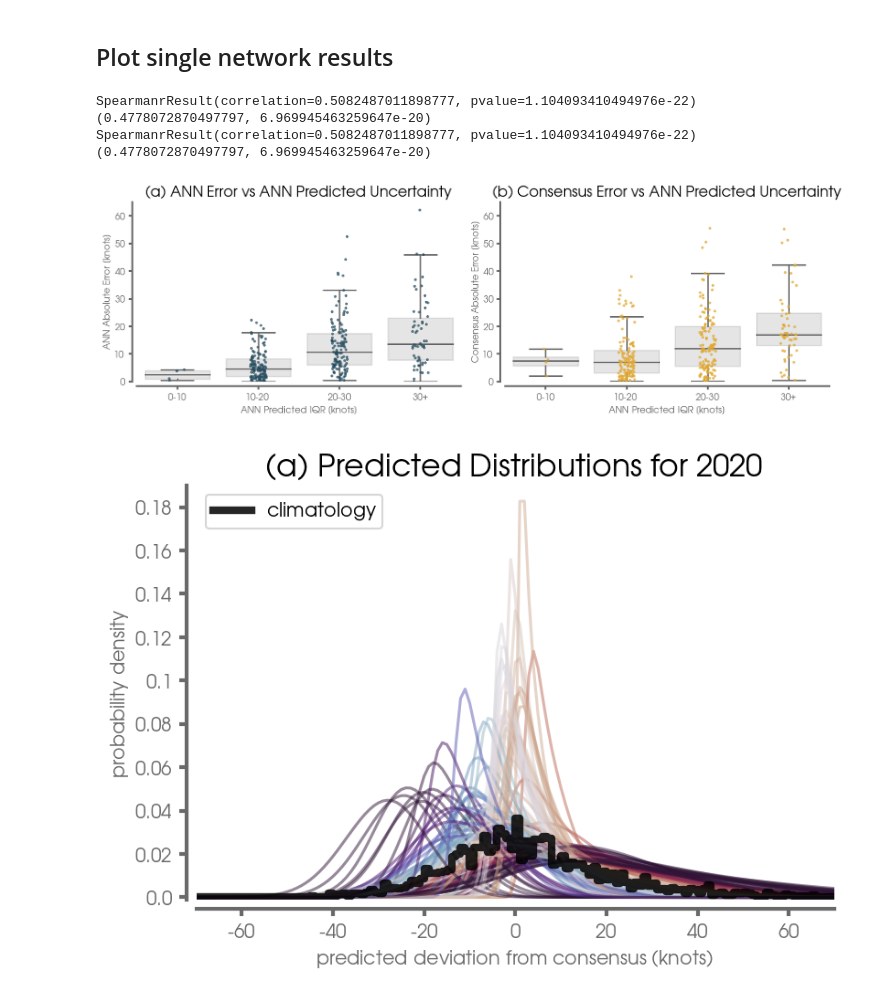
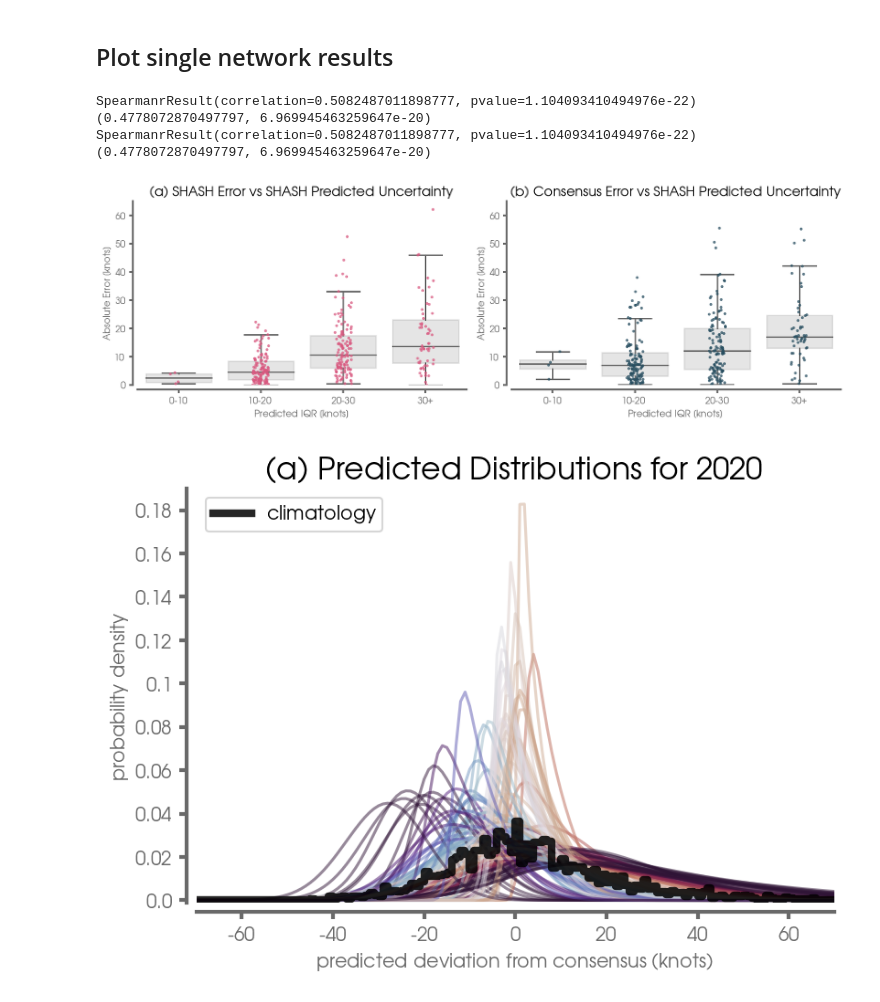
Before and after one commit to eabarnes1010/hurricane_uqcomparisons, a Jupyter notebook: _plot_singleModel.ipynb, the cells around one changed output. Cells and saved outputs as stored; diff of their text form; code cells hidden in the pictures.

```diff
--- a/_plot_singleModel.ipynb
+++ b/_plot_singleModel.ipynb
@@ -71,7 +71,7 @@ RI_THRESH_DICT = {24: 30,
 ## Plotting functions
 # %%
 FS = 16
-colors = ('#284E60','#E1A730','#D95980','#C3B1E1','#351F27','#A9C961')
+colors = ('#D95980','#284E60','#284E60','#C3B1E1','#351F27','#A9C961')
 
 ### for white background...
 plt.rc('text',usetex=True)
@@ -182,13 +182,13 @@ def plot_iqr_vs_error(ax,model, x_eval, onehot_eval, df_eval, yvar="shash_error"
 
         # g.set_xlim(-.5,6.5)
 
-        ax.set_xlabel('ANN Predicted IQR [knots]')
+        ax.set_xlabel('Predicted IQR [knots]')
         if(yvar=="cons_error"):
-            ax.set_title('(b) Consensus Error vs ANN Predicted Uncertainty', fontsize=FS, color='k')
-            ax.set_ylabel('Consensus Absolute Error [knots]')
+            ax.set_title('(b) Consensus Error vs SHASH Predicted Uncertainty', fontsize=FS*.9, color='k')
+            ax.set_ylabel('Absolute Error [knots]')
         else:
-            ax.set_title('(a) ANN Error vs ANN Predicted Uncertainty', fontsize=FS, color='k')
-            ax.set_ylabel('ANN Absolute Error [knots]')
+            ax.set_title('(a) SHASH Error vs SHASH Predicted Uncertainty', fontsize=FS*.9, color='k')
+            ax.set_ylabel('Absolute Error [knots]')
 # %% [markdown]
 ## Network functions
 # %%
@@ -256,8 +256,10 @@ def get_predictions(model, x_eval):
         # loop through samples for shash calculation and get PDF for each sample
         for j in tqdm(range(0,np.shape(shash_cpd)[0])):
             mu_pred, sigma_pred, gamma_pred, tau_pred = prediction.params( x_eval[np.newaxis,j], model )
-            shash_cpd[j,:] = shash.prob(SHASH_INCS, mu_pred, sigma_pred, gamma_pred, tau_pred)
-            shash_med[j]   = shash.median(mu_pred,sigma_pred,gamma_pred,tau_pred)
+            dist = shash_tfp.Shash(mu_pred, sigma_pred, gamma_pred, tau_pred)
+
+            shash_cpd[j,:] = dist.prob(SHASH_INCS)
+            shash_med[j]   = dist.median()
         return shash_cpd, shash_med
 
     else:
@@ -337,6 +339,7 @@ dict_keys(['intensity302_EPCP48'])
 ## Plot single network results
 # %%
 PLOT_DATA = '_valtest'
+colors = ('#D95980','#284E60','#284E60','#C3B1E1','#351F27','#A9C961')
 #------------------------------------------
 
 if PLOT_DATA == '_valtest':
@@ -360,34 +363,34 @@ ax1 = axs[0]
 plot_iqr_vs_error(ax1,model, x_eval, onehot_eval, df_eval, yvar="shash_error")
 ax1.set_ylim(0,65)
 ax1.set_yticks(np.arange(0,70,10),np.arange(0,70,10))
 ax1.set_xticks((0,1,2,3))
 ax1.set_xticklabels(['0-10','10-20','20-30','30+'])
 format_spines(ax1)
 
 ax2 = axs[1]
 plot_iqr_vs_error(ax2,model, x_eval, onehot_eval, df_eval, yvar="cons_error")
 ax2.set_ylim(0,65)
 ax2.set_yticks(np.arange(0,70,10),np.arange(0,70,10))
 ax2.set_xticks((0,1,2,3))
 ax2.set_xticklabels(['0-10','10-20','20-30','30+'])
 format_spines(ax2)
 
 # # plot PITS
 # ax = axs[0]
 # analysis_plots.plot_pits(ax, x_eval, onehot_eval, model, pred_eval, None)
 # plt.ylim(0,.2)
 # plt.title('(a) PIT histogram comparison', fontsize=FS, color='k')
 # format_spines(ax)
 
 plt.tight_layout()
 plt.savefig(FIGURE_PATH + 'error_iqr_' + model_name + '.png', dpi=dpiFig)
 plt.show()
 # %% [output]
 SpearmanrResult(correlation=0.5082487011898777, pvalue=1.104093410494976e-22)
 (0.4778072870497797, 6.969945463259647e-20)
 SpearmanrResult(correlation=0.5082487011898777, pvalue=1.104093410494976e-22)
 (0.4778072870497797, 6.969945463259647e-20)
-[figure, old version]
+[figure, new version]
 # %%
 PLOT_DATA = '_test'
 #------------------------------------------
```
Also changed, not shown: parts of 8 cells of this notebook, 6 other files.
